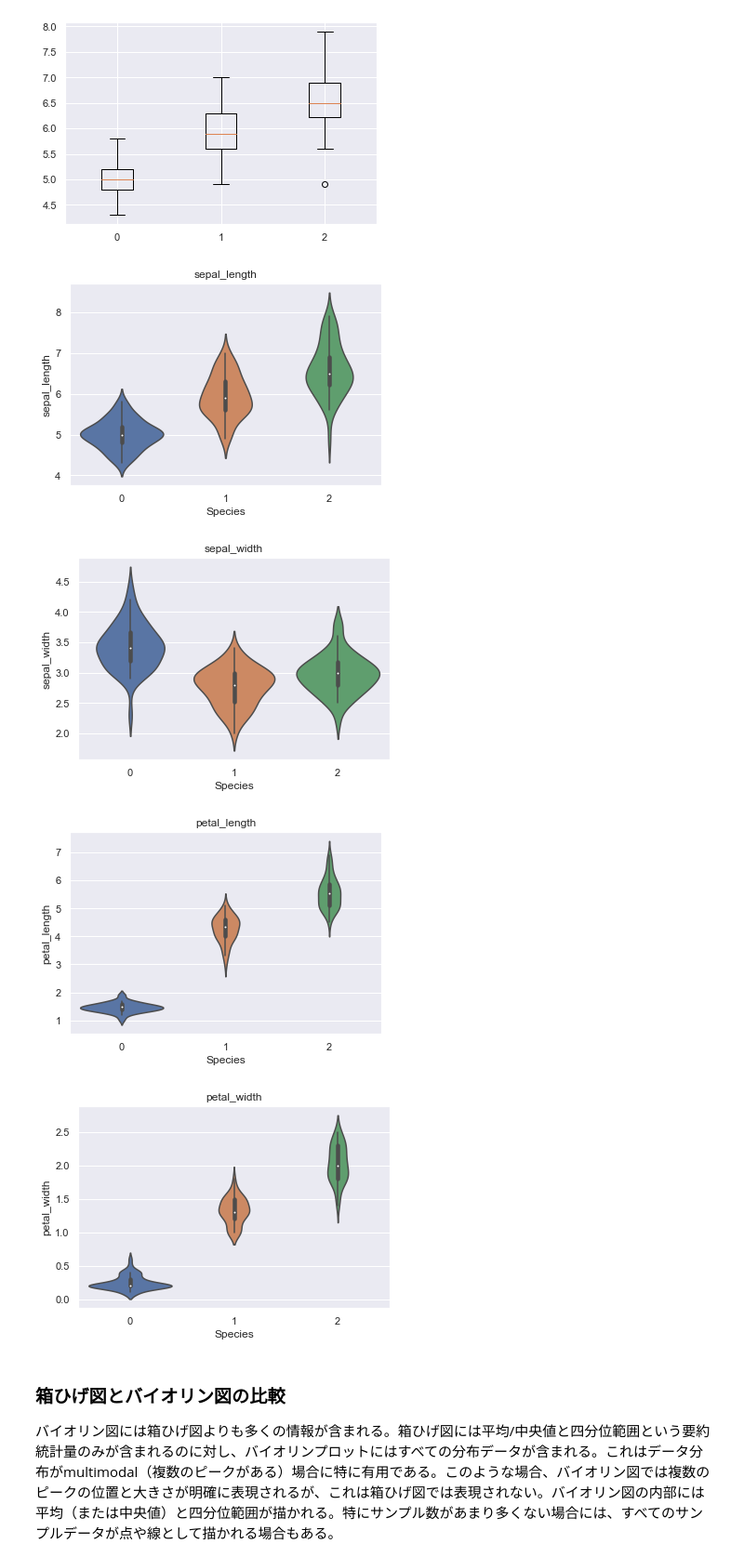
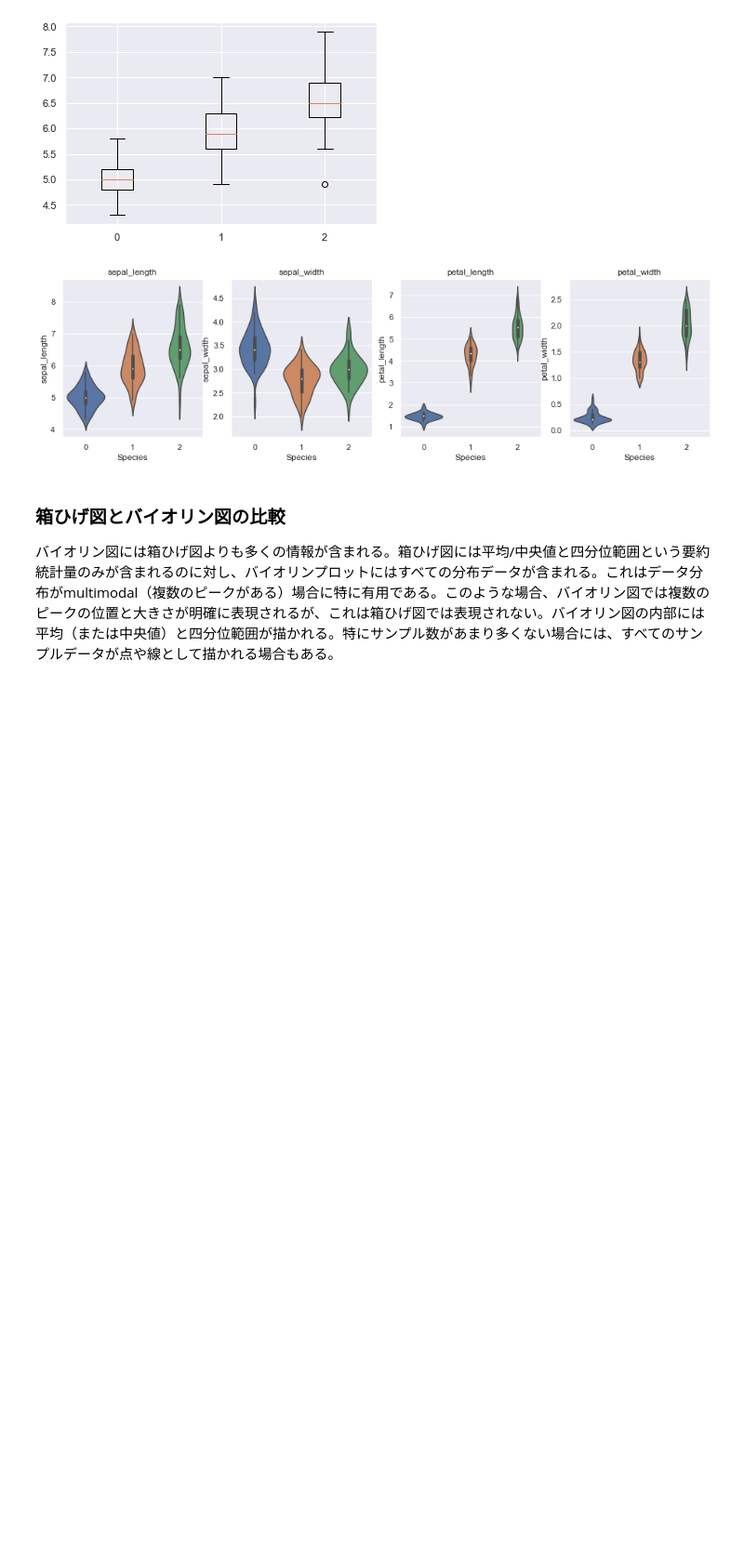
Before and after one commit to tkyiw/diveintocode-ml, a Jupyter notebook: Week3/Week3授業前課題1アヤメの分析.ipynb, the cells around one changed output. Shown at 93% size. Drawn from its saved outputs; the diff is of its cells as text; code cells hidden in the pictures; blank space fills up the shorter version.

```diff
--- a/Week3/Week3授業前課題1アヤメの分析.ipynb
+++ b/Week3/Week3授業前課題1アヤメの分析.ipynb
@@ -279,8 +279,9 @@ autopct：構成割合をパーセンテージで表示。 (デフォルト値:
 wedgeprops：ウェッジ (くさび形の部分) に関する指定。枠線の太さなどを設定可能。 (デフォルト値: None)
 # %%
 # 特徴量を一つずつ選び、箱ひげ図を使ってラベルごとのデータの分布を可視化する
-for i in df.columns[:-1]:
-    plt.title(i)
-    sns.boxplot(x='Species', y=i, data=df)
-    plt.show()
+plt.figure(figsize=(16,4))
+for i, col in enumerate(df.columns[:-1]):
+    plt.subplot(1,4,i+1)
+    plt.title(col)
+    sns.boxplot(x='Species', y=col, data=df)
 # %% [output]
@@ -305,15 +303,13 @@ plt.boxplot([sl_0, sl_1, sl_2], labels=lab);
 [figure]
 # %%
 # 特徴量を一つずつ選び、バイオリン図を使ってラベルごとのデータの分布を可視化する
-for i in df.columns[:-1]:
-    plt.title(i)
-    sns.violinplot(x='Species', y=i, data=df)
-    plt.show()
+plt.figure(figsize=(16,4))
+for i, col in enumerate(df.columns[:-1]):
+    plt.subplot(1,4,i+1)
+    plt.title(col)
+    sns.violinplot(x='Species', y=col, data=df)
 # %% [output]
-[figure, old version]
+[figure, new version]
-[figure, removed]
-[figure, removed]
-[figure, removed]
 # %% [markdown]
 ### 箱ひげ図とバイオリン図の比較
 バイオリン図には箱ひげ図よりも多くの情報が含まれる。箱ひげ図には平均/中央値と四分位範囲という要約統計量のみが含まれるのに対し、バイオリンプロットにはすべての分布データが含まれる。これはデータ分布がmultimodal（複数のピークがある）場合に特に有用である。このような場合、バイオリン図では複数のピークの位置と大きさが明確に表現されるが、これは箱ひげ図では表現されない。バイオリン図の内部には平均（または中央値）と四分位範囲が描かれる。特にサンプル数があまり多くない場合には、すべてのサンプルデータが点や線として描かれる場合もある。
```
Also changed, not shown: parts of 1 cell of this notebook.
